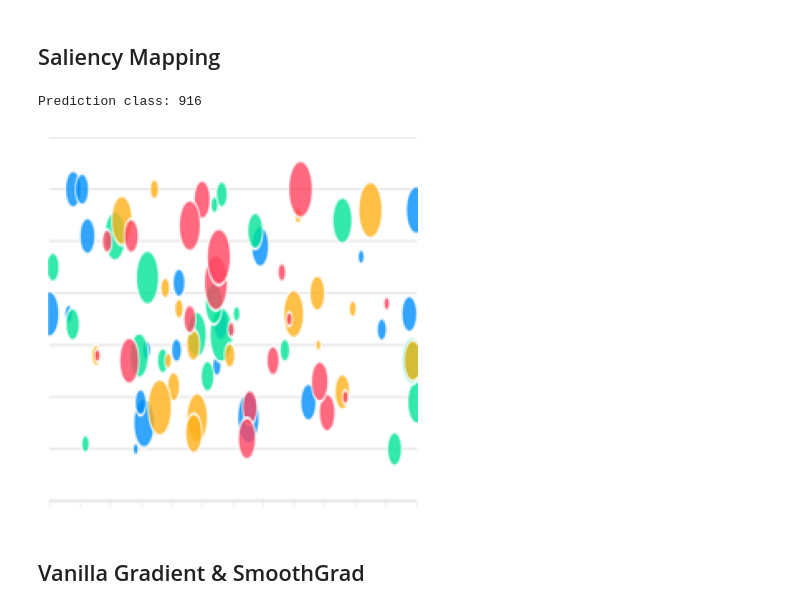
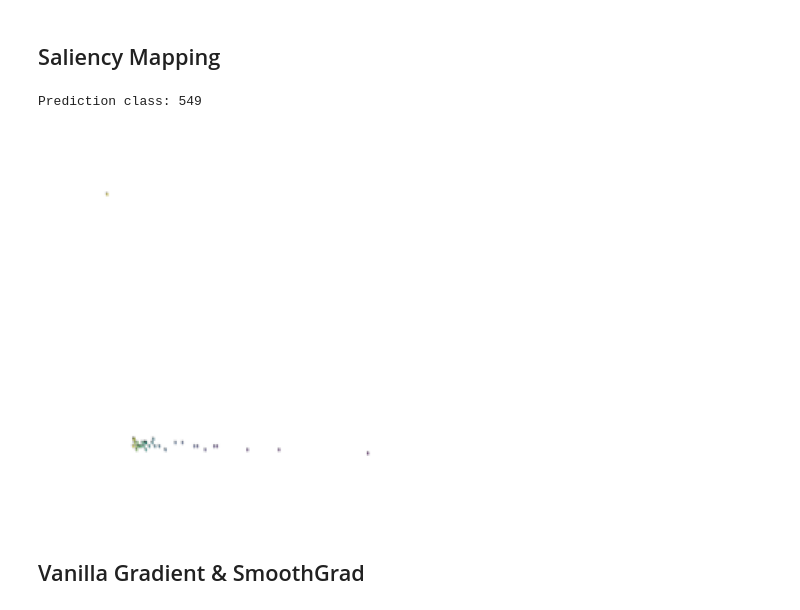
Before and after one commit to enridaga/conceptual-saliency, a Jupyter notebook: notebooks/conceptual_saliency.ipynb, the cells around one changed output. Drawn from its saved outputs; the diff is of its cells as text; code cells hidden in the pictures.

```diff
--- a/notebooks/conceptual_saliency.ipynb
+++ b/notebooks/conceptual_saliency.ipynb
@@ -302,20 +479,20 @@ def call_model_function(images, call_model_args=None, expected_keys=None):
                     saliency.base.CONVOLUTION_OUTPUT_GRADIENTS: gradients}
 # %%
 # Load the image
-im_orig = LoadImage('../results/bubblechart.png')
+im_orig = LoadImage('../results/tate_artwork_subjects_scatterplot.png')
 im = PreprocessImage(im_orig)
 
 # Show the image
 ShowImage(im_orig)
 
 _, predictions = model(np.array([im]))
 prediction_class = np.argmax(predictions[0])
 call_model_args = {class_idx_str: prediction_class}
 
 print("Prediction class: " + str(prediction_class))
 # %% [output]
-Prediction class: 916
+Prediction class: 549
-[figure, old version]
+[figure, new version]
 # %% [markdown]
 ## Vanilla Gradient & SmoothGrad
 # %%
```
Also changed, not shown: parts of 26 cells of this notebook.
